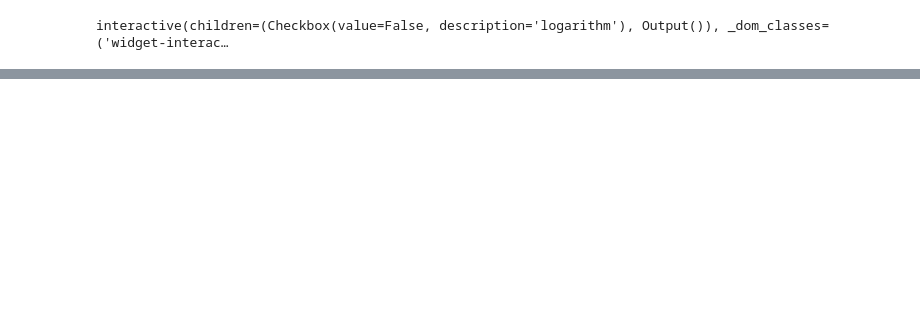
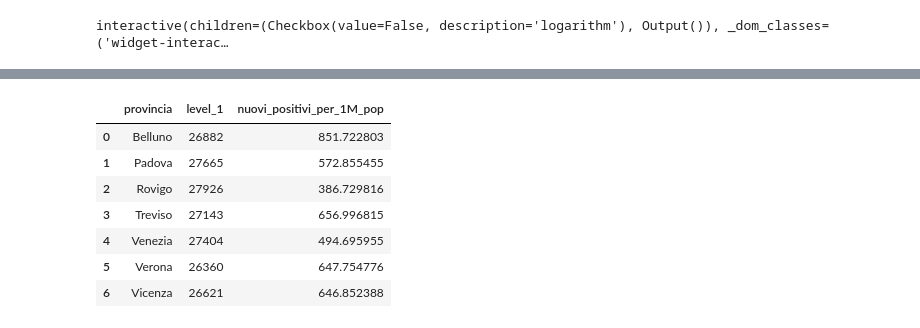
Before and after one commit to magostin/coronavirus, a Jupyter notebook: notebooks/parametrized/riepilogo_regione.ipynb, the cells around one changed output, grey strips where cells are left out. Cells and saved outputs as stored; diff of their text form; code cells hidden in the pictures; blank space fills up the shorter version.

```diff
--- a/notebooks/parametrized/riepilogo_regione.ipynb
+++ b/notebooks/parametrized/riepilogo_regione.ipynb
@@ -69,3 +122,16 @@ c.encode(y = alt.Y(f'incremento:Q', scale=alt.Scale(domain=(0, 10))), row='provi
+# %%
+incidence_prov = prov_df.groupby('provincia').nuovi_positivi_per_1M_pop.rolling(7).mean().reset_index()
+incidence_last = incidence_prov.groupby('provincia').last().reset_index()
+incidence_last
+# %% [output]
+|  | provincia | level_1 | nuovi_positivi_per_1M_pop |
+| 0 | Belluno | 26882 | 851.722803 |
+| 1 | Padova | 27665 | 572.855455 |
+| 2 | Rovigo | 27926 | 386.729816 |
+| 3 | Treviso | 27143 | 656.996815 |
+| 4 | Venezia | 27404 | 494.695955 |
+| 5 | Verona | 26360 | 647.754776 |
+| 6 | Vicenza | 26621 | 646.852388 |
 # %%
 latest = prov_df.groupby('provincia').last().reset_index()
 
```
Also changed, not shown: parts of 8 cells of this notebook, 6 other files.
